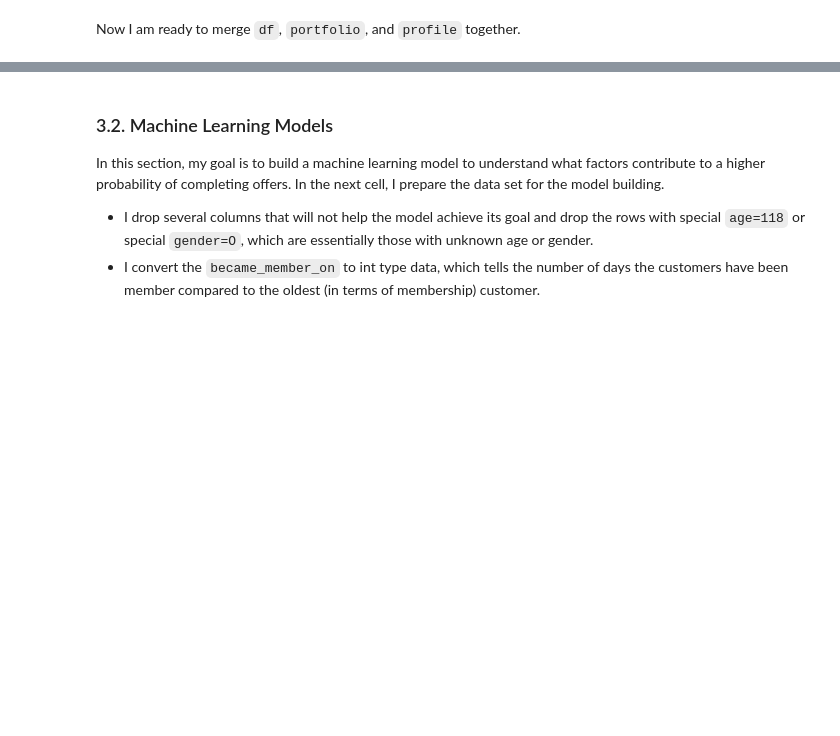
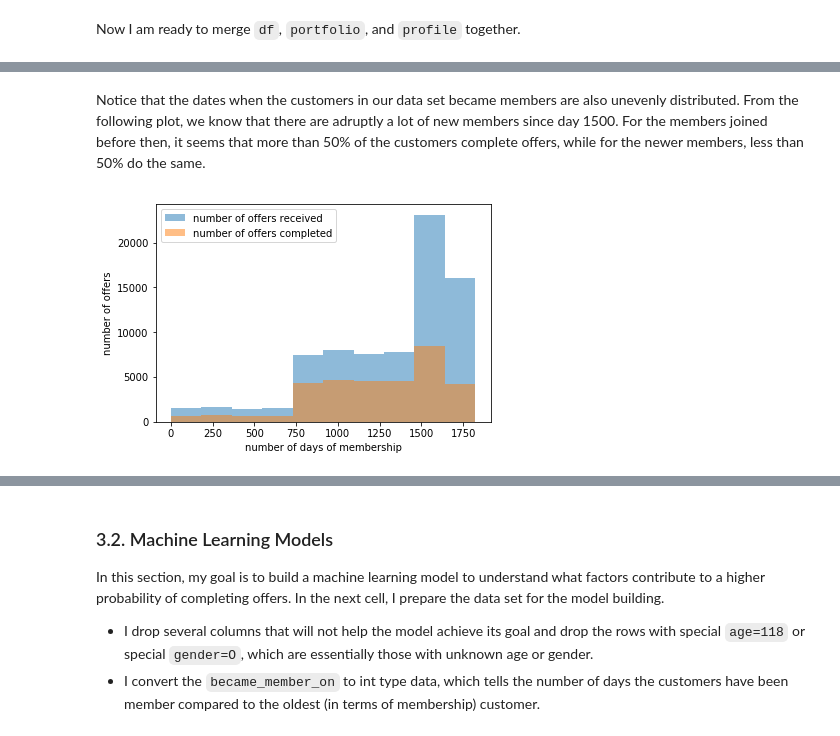
Before and after one commit to yanjiabai/Starbucks-Offer-Evaluation, a Jupyter notebook: Starbucks_Capstone_notebook.ipynb, the cells around one changed output, grey strips where cells are left out. Saved outputs shown, nothing was run; the diff lists cells and outputs as text; code cells hidden in the pictures; blank space fills up the shorter version.

```diff
--- a/Starbucks_Capstone_notebook.ipynb
+++ b/Starbucks_Capstone_notebook.ipynb
@@ -336,0 +349,13 @@ print(df['M'].sum(), df_completed['M'].sum(), '\n',\
+# %% [markdown]
+Notice that the dates when the customers in our data set became members are also unevenly distributed. From the following plot, we know that there are adruptly a lot of new members since day 1500. For the members joined before then, it seems that more than 50% of the customers complete offers, while for the newer members, less than 50% do the same.
+# %%
+df_ = df.assign(became_member_days = (df['became_member_on'] - df['became_member_on'].min()).dt.days)
+df_completed_ = df_completed.assign(became_member_days = (df_completed['became_member_on'] - df_completed['became_member_on'].min()).dt.days)
+plt.hist(df_['became_member_days'], alpha=0.5, label='number of offers received')
+plt.hist(df_completed_['became_member_days'], alpha=0.5, label='number of offers completed')
+plt.legend(loc='upper left')
+plt.xlabel('number of days of membership')
+plt.ylabel('number of offers')
+plt.show()
+# %% [output]
+[figure, added]
```
Also changed, not shown: parts of 26 cells of this notebook.
